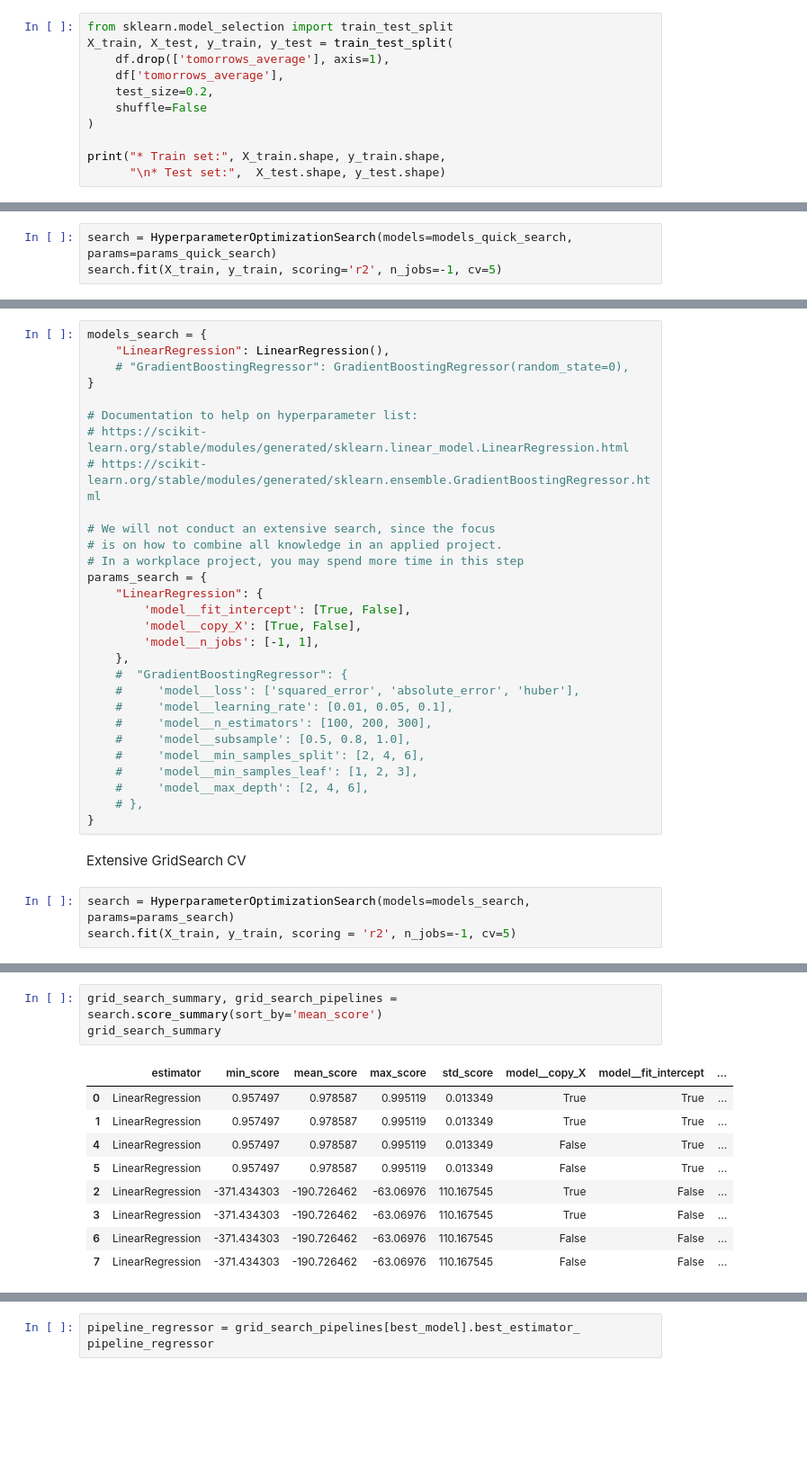
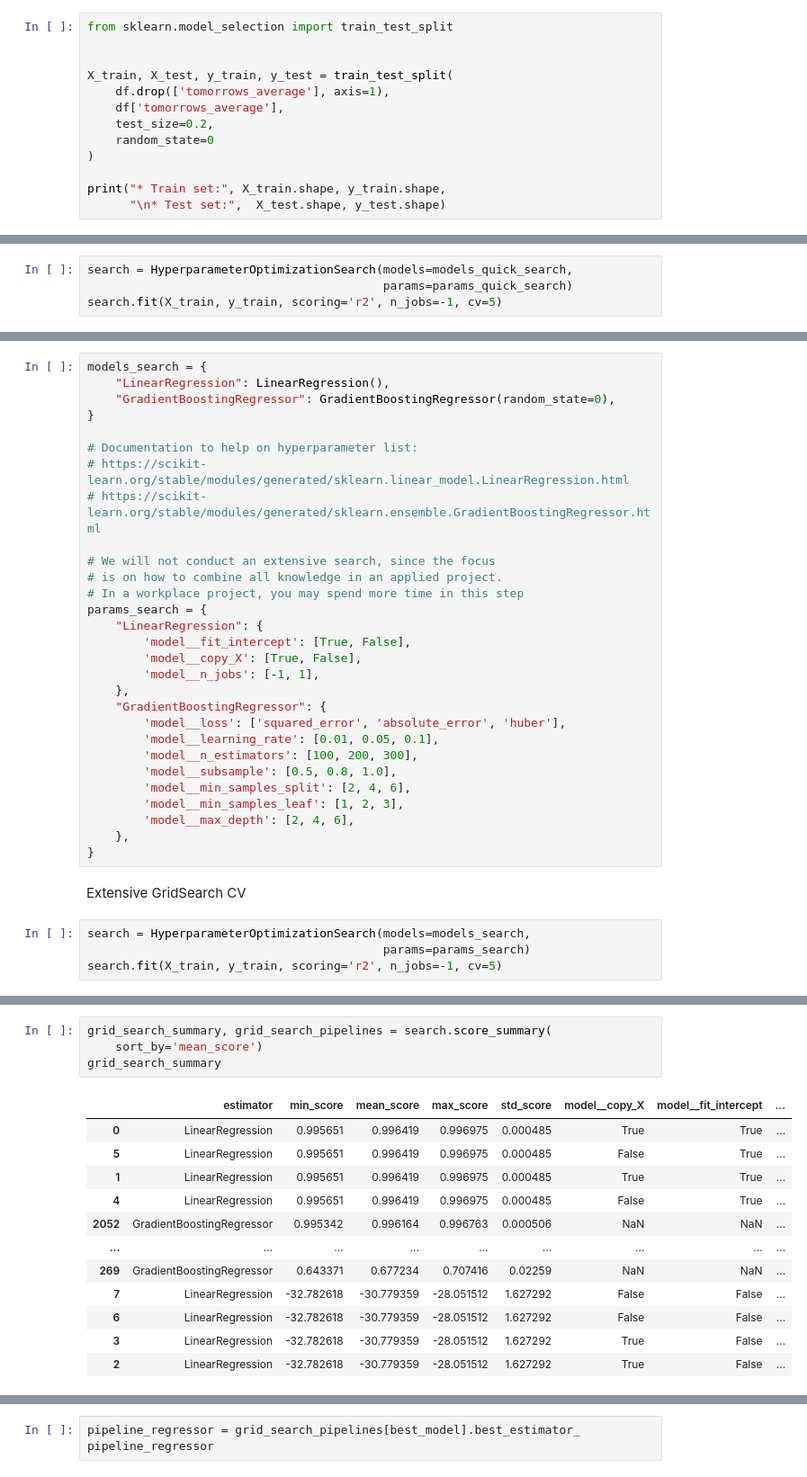
Before and after one commit to AndyV773/PP5, a Jupyter notebook: jupyter_notebooks/06 - Modeling and Evaluation - Regression.ipynb, the cells around one changed output, grey strips where cells are left out. Shown at 90% size. Cells and saved outputs as stored; diff of their text form; blank space fills up the shorter version.

```diff
--- a/jupyter_notebooks/06 - Modeling and Evaluation - Regression.ipynb
+++ b/jupyter_notebooks/06 - Modeling and Evaluation - Regression.ipynb
@@ -172,10 +174,12 @@ class HyperparameterOptimizationSearch:
 # %%
 from sklearn.model_selection import train_test_split
+
+
 X_train, X_test, y_train, y_test = train_test_split(
     df.drop(['tomorrows_average'], axis=1),
     df['tomorrows_average'],
     test_size=0.2,
-    shuffle=False
+    random_state=0
 )
 
 print("* Train set:", X_train.shape, y_train.shape,
@@ -208,7 +212,8 @@ params_quick_search = {
     "XGBRegressor": {},
 }
 # %%
-search = HyperparameterOptimizationSearch(models=models_quick_search, params=params_quick_search)
+search = HyperparameterOptimizationSearch(models=models_quick_search,
+                                          params=params_quick_search)
 search.fit(X_train, y_train, scoring='r2', n_jobs=-1, cv=5)
 # %% [output]
 Running GridSearchCV for LinearRegression
@@ -246,7 +251,7 @@ Do an extensive search on the two most suitable models to find the best hyperpar
 # %%
 models_search = {
     "LinearRegression": LinearRegression(),
-    # "GradientBoostingRegressor": GradientBoostingRegressor(random_state=0),
+    "GradientBoostingRegressor": GradientBoostingRegressor(random_state=0),
 }
 
 # Documentation to help on hyperparameter list:
@@ -262,21 +267,22 @@ params_search = {
         'model__copy_X': [True, False],
         'model__n_jobs': [-1, 1],
     },
-    #  "GradientBoostingRegressor": {
-    #     'model__loss': ['squared_error', 'absolute_error', 'huber'],
-    #     'model__learning_rate': [0.01, 0.05, 0.1],
-    #     'model__n_estimators': [100, 200, 300],
-    #     'model__subsample': [0.5, 0.8, 1.0],
-    #     'model__min_samples_split': [2, 4, 6],
-    #     'model__min_samples_leaf': [1, 2, 3],
-    #     'model__max_depth': [2, 4, 6],
-    # },
+    "GradientBoostingRegressor": {
+        'model__loss': ['squared_error', 'absolute_error', 'huber'],
+        'model__learning_rate': [0.01, 0.05, 0.1],
+        'model__n_estimators': [100, 200, 300],
+        'model__subsample': [0.5, 0.8, 1.0],
+        'model__min_samples_split': [2, 4, 6],
+        'model__min_samples_leaf': [1, 2, 3],
+        'model__max_depth': [2, 4, 6],
+    },
 }
 # %% [markdown]
 Extensive GridSearch CV
 # %%
-search = HyperparameterOptimizationSearch(models=models_search, params=params_search)
-search.fit(X_train, y_train, scoring = 'r2', n_jobs=-1, cv=5)
+search = HyperparameterOptimizationSearch(models=models_search,
+                                          params=params_search)
+search.fit(X_train, y_train, scoring='r2', n_jobs=-1, cv=5)
 # %% [output]
 Running GridSearchCV for LinearRegression
 
@@ -284,13 +294,17 @@ Fitting 5 folds for each of 8 candidates, totalling 40 fits
 # %%
-grid_search_summary, grid_search_pipelines = search.score_summary(sort_by='mean_score')
+grid_search_summary, grid_search_pipelines = search.score_summary(
+    sort_by='mean_score')
 grid_search_summary
 # %% [output]
 |  | estimator | min_score | mean_score | max_score | std_score | model__copy_X | model__fit_intercept | ... |
-| 0 | LinearRegression | 0.957497 | 0.978587 | 0.995119 | 0.013349 | True | True | ... |
-| 1 | LinearRegression | 0.957497 | 0.978587 | 0.995119 | 0.013349 | True | True | ... |
-| 4 | LinearRegression | 0.957497 | 0.978587 | 0.995119 | 0.013349 | False | True | ... |
-| 5 | LinearRegression | 0.957497 | 0.978587 | 0.995119 | 0.013349 | False | True | ... |
-| 2 | LinearRegression | -371.434303 | -190.726462 | -63.06976 | 110.167545 | True | False | ... |
-| 3 | LinearRegression | -371.434303 | -190.726462 | -63.06976 | 110.167545 | True | False | ... |
-| 6 | LinearRegression | -371.434303 | -190.726462 | -63.06976 | 110.167545 | False | False | ... |
-| 7 | LinearRegression | -371.434303 | -190.726462 | -63.06976 | 110.167545 | False | False | ... |
+| 0 | LinearRegression | 0.995651 | 0.996419 | 0.996975 | 0.000485 | True | True | ... |
+| 5 | LinearRegression | 0.995651 | 0.996419 | 0.996975 | 0.000485 | False | True | ... |
+| 1 | LinearRegression | 0.995651 | 0.996419 | 0.996975 | 0.000485 | True | True | ... |
+| 4 | LinearRegression | 0.995651 | 0.996419 | 0.996975 | 0.000485 | False | True | ... |
+| 2052 | GradientBoostingRegressor | 0.995342 | 0.996164 | 0.996763 | 0.000506 | NaN | NaN | ... |
+| ... | ... | ... | ... | ... | ... | ... | ... | ... |
+| 269 | GradientBoostingRegressor | 0.643371 | 0.677234 | 0.707416 | 0.02259 | NaN | NaN | ... |
+| 7 | LinearRegression | -32.782618 | -30.779359 | -28.051512 | 1.627292 | False | False | ... |
+| 6 | LinearRegression | -32.782618 | -30.779359 | -28.051512 | 1.627292 | False | False | ... |
+| 3 | LinearRegression | -32.782618 | -30.779359 | -28.051512 | 1.627292 | True | False | ... |
+| 2 | LinearRegression | -32.782618 | -30.779359 | -28.051512 | 1.627292 | True | False | ... |
```
Also changed, not shown: parts of 34 cells of this notebook, 2 other files.
